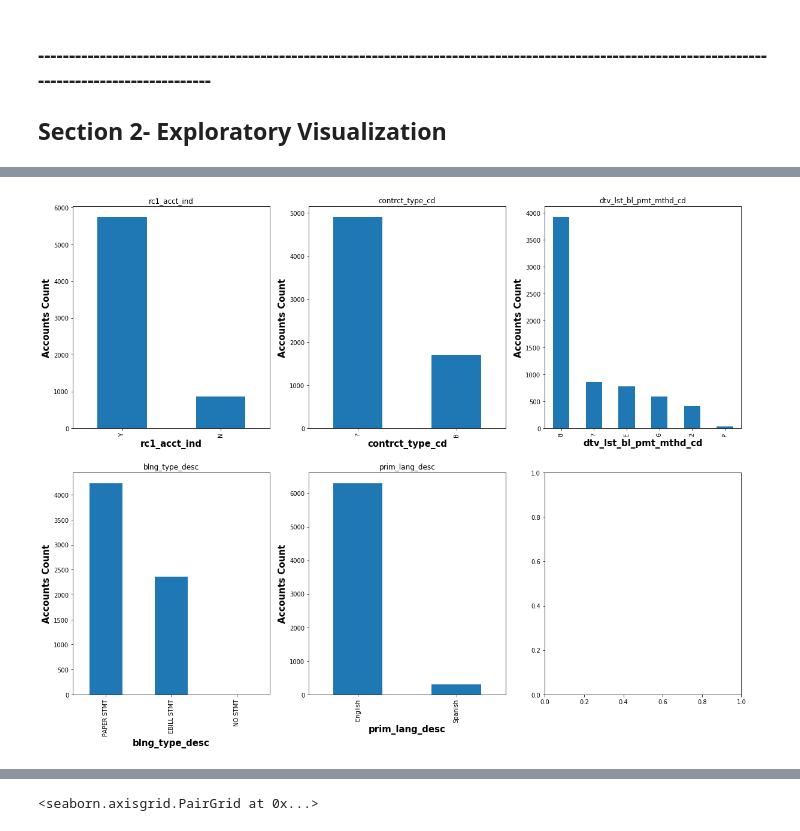
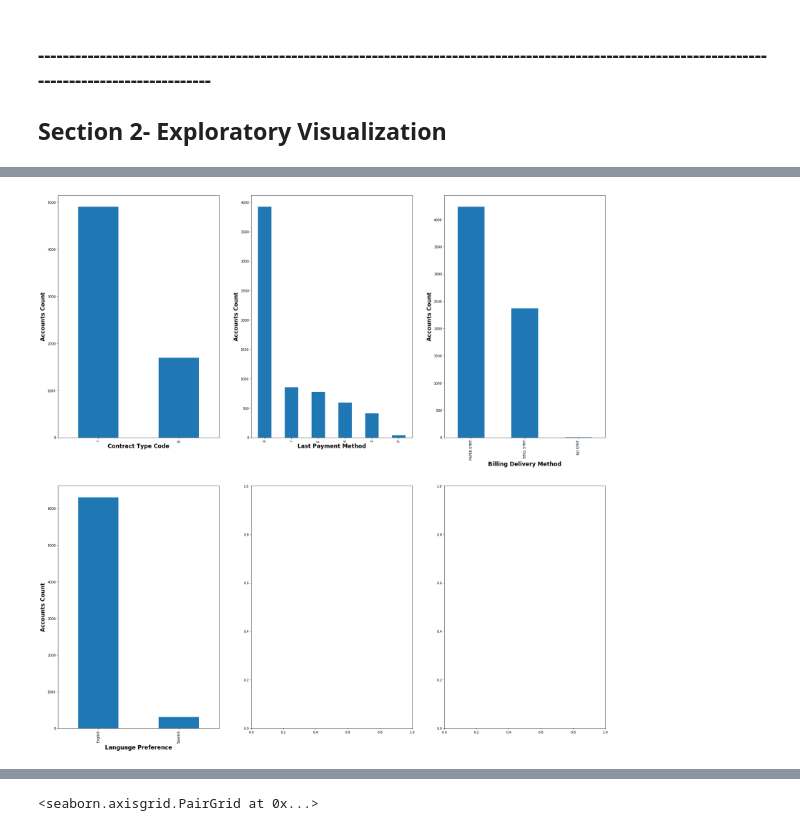
Before and after one commit to paridad/Project1-Nano-DS, a Jupyter notebook: Project_1_DataScience-blog.ipynb, the cells around one changed output, grey strips where cells are left out. Cells and saved outputs as stored; diff of their text form; code cells hidden in the pictures.

```diff
--- a/Project_1_DataScience-blog.ipynb
+++ b/Project_1_DataScience-blog.ipynb
@@ -400,30 +410,55 @@ shape (1, 3)
 # %%
+def bar_cat_list(cat_list, cat_title):
+    '''
+    Purpose:  Plots the Bar Charts of Categorical Variables
+
+    INPUT
+    List 1 - Containing the Categorical predictor variables
+    List 2 - Containing the Plot axis title for Categorical predictor variables
+
+
+    OUTPUT
+    Bar Charts of Categorical Variables
+
+    '''
+
+
+    ROWS, COLS = 2, 3
+
+    fig, ax = plt.subplots(ROWS, COLS, figsize=(30, 30),squeeze = True)
+    row, col = 0, 0
+    for i, cat_feat in enumerate(cat_features):
+        if col == COLS - 1:
+                 row += 1
+        col = i % COLS
+
+        clean_churn_df[cat_feat].value_counts().plot('bar', ax=ax[row, col])
+        ax[row,col].set_xlabel(cat_title[i],fontsize = 17,weight = 'bold')
+        ax[row,col].set_ylabel("Accounts Count",fontsize = 17, weight = 'bold')
+
+    return
+
 # Let's do Visualization of  Categorical features using BAR Charts
 
-#rc1_acct_ind
-#contrct_type_cd
-#dtv_lst_bl_pmt_mthd_cd
-#blng_type_desc
-#prim_lang_desc
 
 cat_features = [
-"rc1_acct_ind",
+
 "contrct_type_cd",
 "dtv_lst_bl_pmt_mthd_cd",
 "blng_type_desc",
 "prim_lang_desc"
 ]
 
-ROWS, COLS = 2, 3
-fig, ax = plt.subplots(ROWS, COLS, figsize=(20, 15))
-row, col = 0, 0
-for i, cat_feat in enumerate(cat_features):
-    if col == COLS - 1:
-        row += 1
-    col = i % COLS
-  #  clean_churn_df[cat_feat].value_counts().plot('bar', ax=ax[row, col], x= 'Test', y= 'Count')
-    clean_churn_df[cat_feat].value_counts().plot('bar', ax=ax[row, col]).set_title(cat_feat)
-    ax[row,col].set_xlabel(cat_feat,fontsize = 15,weight = 'bold')
-    ax[row,col].set_ylabel("Accounts Count",fontsize = 15, weight = 'bold')
+cat_title = [
+
+"Contract Type Code",
+"Last Payment Method",
+"Billing Delivery Method",
+"Language Preference"
+]
+
+# Plot Bar charts
+
+bar_cat_list(cat_features, cat_title)
 # %% [output]
-[figure, old version]
+[figure, new version]
```
Also changed, not shown: parts of 13 cells of this notebook.
